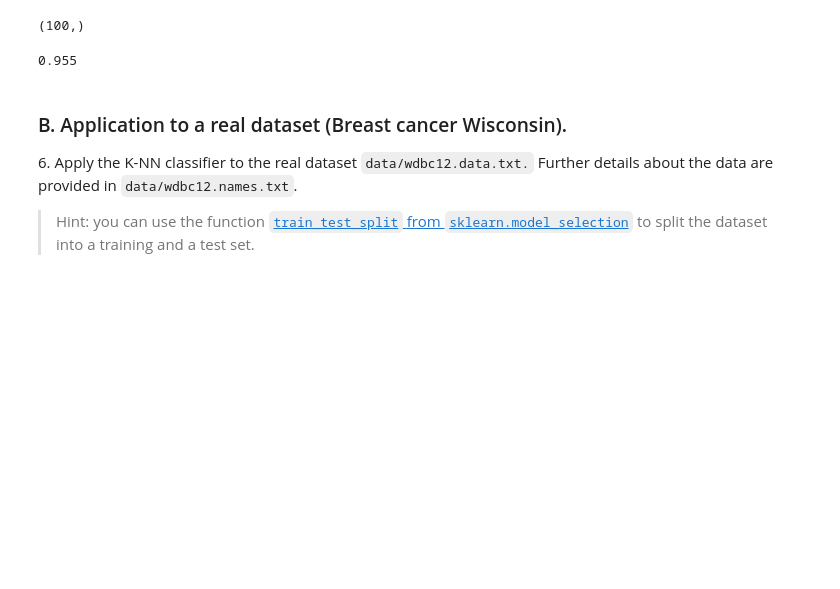
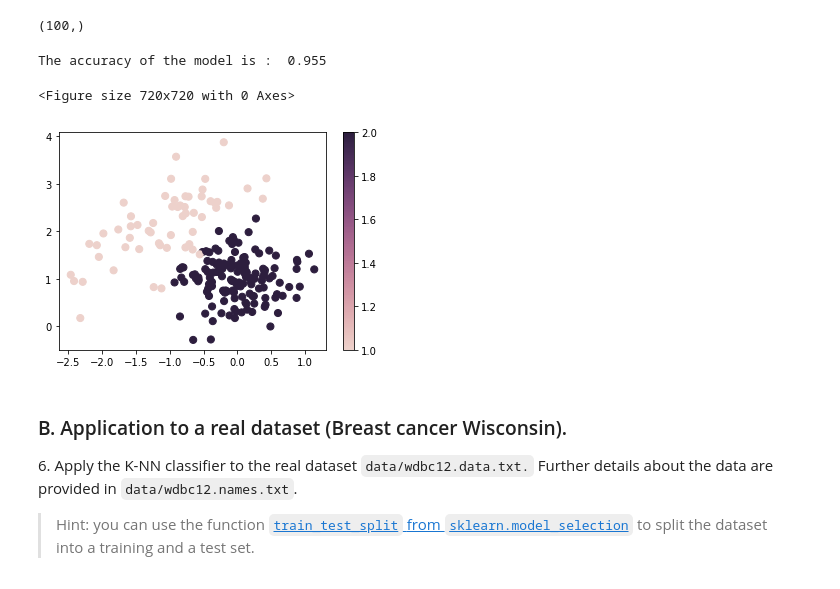
Before and after one commit to hichamomh/Python-labs, a Jupyter notebook: Labs/Lab4/lab4.ipynb, the cells around one changed output. Saved outputs shown, nothing was run; the diff lists cells and outputs as text; code cells hidden in the pictures; blank space fills up the shorter version.

```diff
--- a/Labs/Lab4/lab4.ipynb
+++ b/Labs/Lab4/lab4.ipynb
@@ -217,12 +205,21 @@ class_train.shape
 # %%
 from sklearn.neighbors import KNeighborsClassifier
 
 neigh = KNeighborsClassifier(n_neighbors=3)
-neigh.fit(x_train,class_train)
-prediction = neigh.predict(x_test)
-neigh.score(x_test,class_test)
+neigh.fit(x_train,class_train,)
+prediction = neigh.predict(x_test,)
+print("The accuracy of the model is : ",neigh.score(x_test,class_test))
+plt.figure(figsize=(10,10))
+cmap = sns.cubehelix_palette(as_cmap=True)
+f, ax = plt.subplots()
+points = ax.scatter(
+x_test[:, 0], x_test[:, 1], c=prediction , s=50, cmap=cmap )
+f.colorbar(points)
+plt.show()
 # %% [output]
-0.955
+The accuracy of the model is :  0.955
+<Figure size 720x720 with 0 Axes>
+[figure, added]
 # %% [markdown]
 ### B. Application to a real dataset (Breast cancer Wisconsin).
 
```
Also changed, not shown: parts of 9 cells of this notebook, 8 other files.
